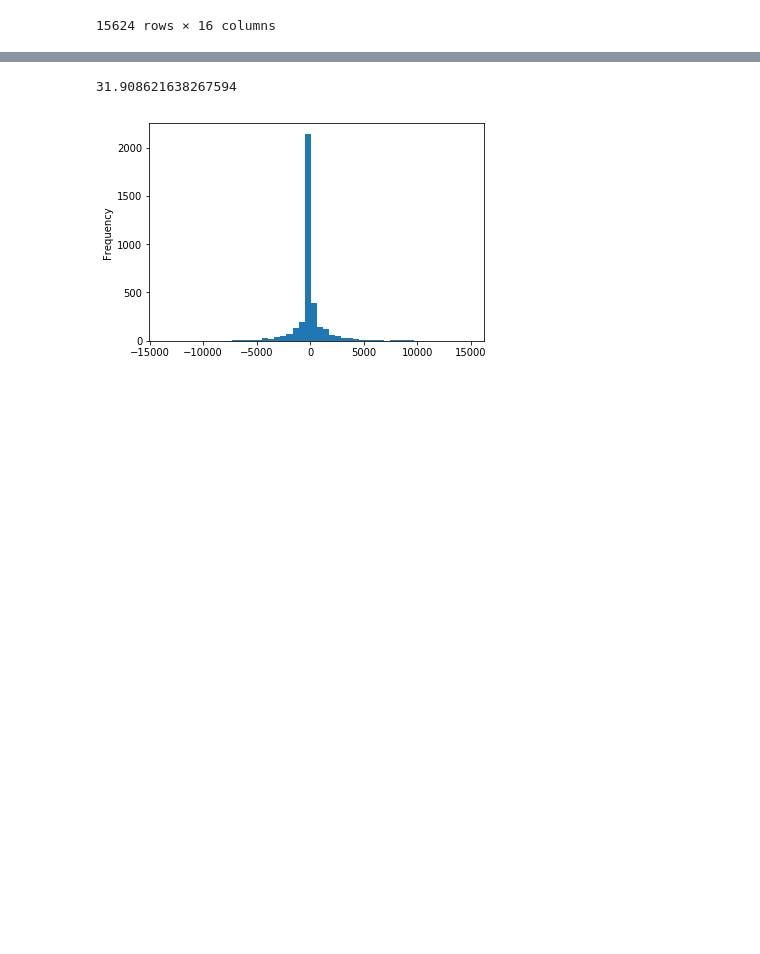
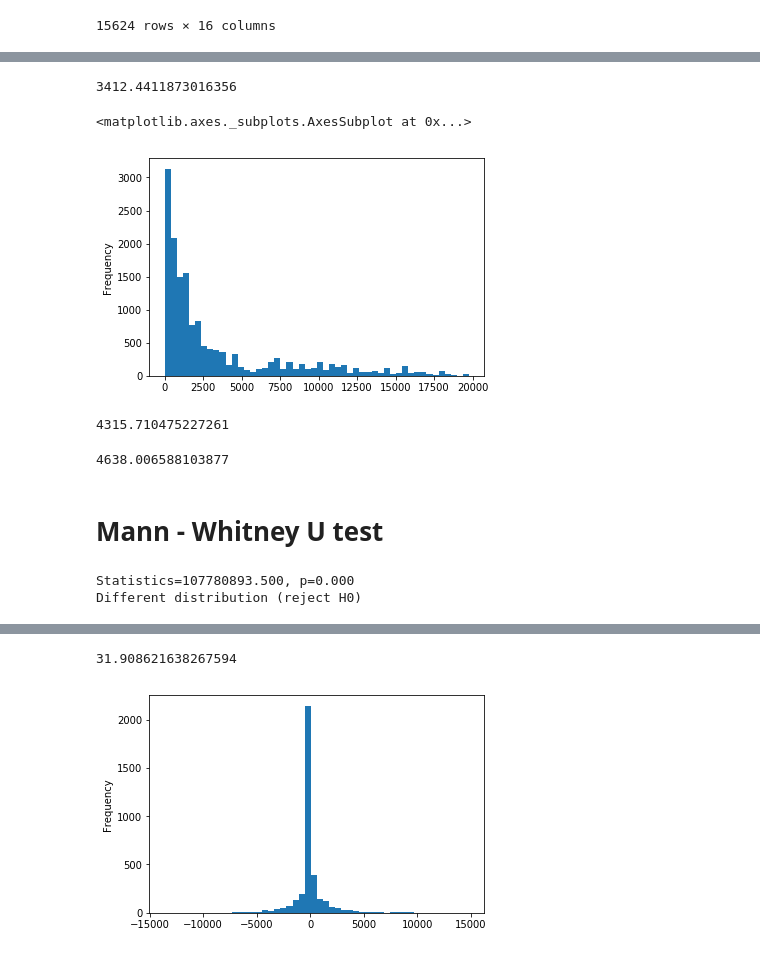
Before and after one commit to Zhuaggy/Badalytics, a Jupyter notebook: jnotebooks/Match Distances per player .ipynb, the cells around one changed output, grey strips where cells are left out. Drawn from its saved outputs; the diff is of its cells as text; code cells hidden in the pictures; blank space fills up the shorter version.

```diff
--- a/jnotebooks/Match Distances per player .ipynb
+++ b/jnotebooks/Match Distances per player .ipynb
@@ -129,0 +152,17 @@ df_main
+# %%
+print(df_main['Loser Distance'].mean())
+df_main['Loser Distance'].plot(kind = 'hist', bins = 50)
+# %% [output]
+3412.4411873016356
+<matplotlib.axes._subplots.AxesSubplot at 0x...>
+[figure, added]
+# %%
+df_main['Loser Distance'].std()
+# %% [output]
+4315.710475227261
+# %%
+df_main['Winner Distance'].std()
+# %% [output]
+4638.006588103877
+# %% [markdown]
+# Mann - Whitney U test
@@ -129,0 +171,16 @@ df_main
+# %%
+
+data1 = np.array(df_main['Loser Distance'].dropna())
+data2 = np.array(df_main['Winner Distance'].dropna())
+# compare samples
+stat, p = mannwhitneyu(data1, data2)
+print('Statistics=%.3f, p=%.3f' % (stat, p))
+# interpret
+alpha = 0.05
+if p > alpha:
+    print('Same distribution (fail to reject H0)')
+else:
+    print('Different distribution (reject H0)')
+# %% [output]
+Statistics=107780893.500, p=0.000
+Different distribution (reject H0)
```
Also changed, not shown: parts of 53 cells of this notebook, 8 other files.
